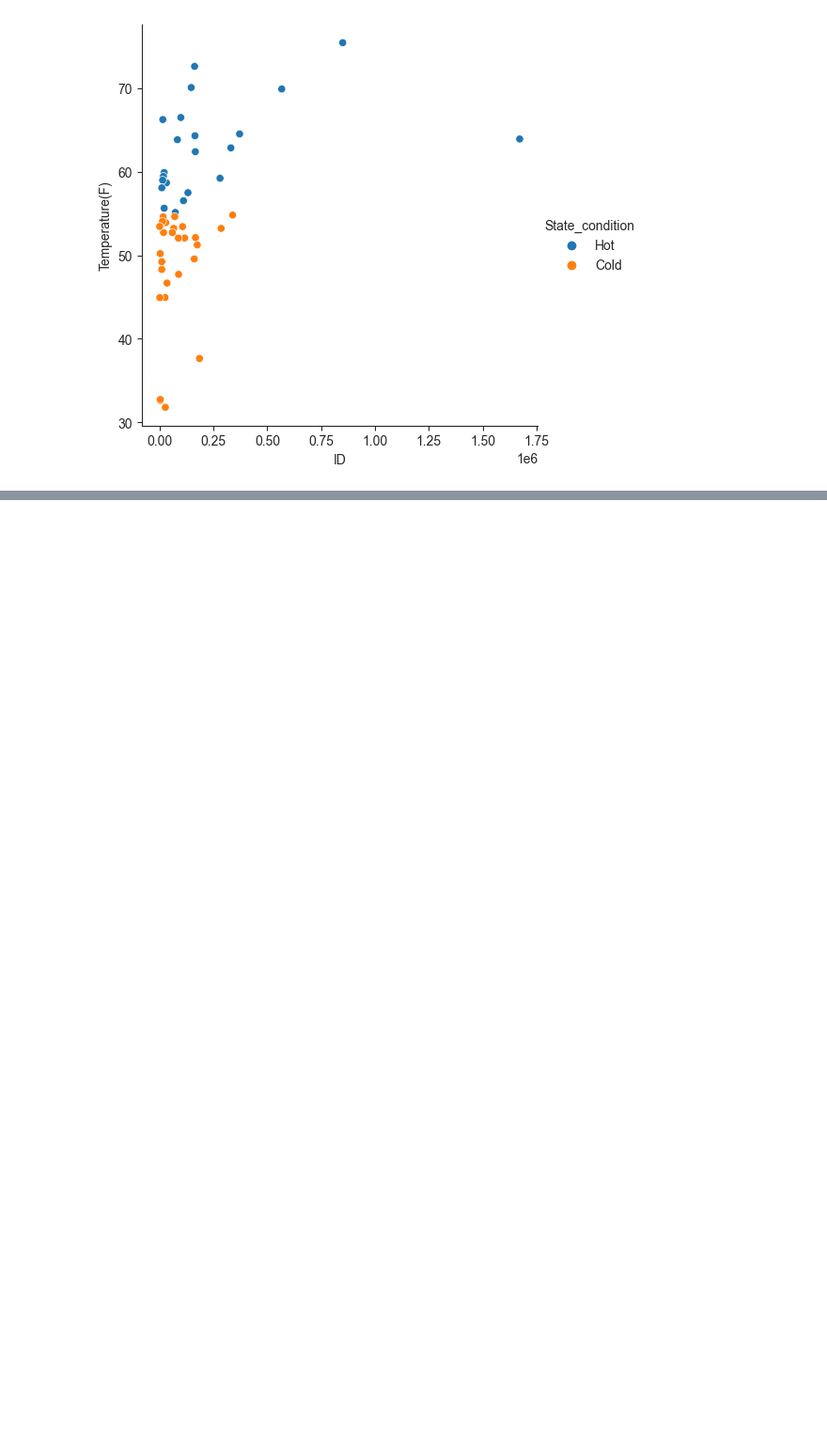
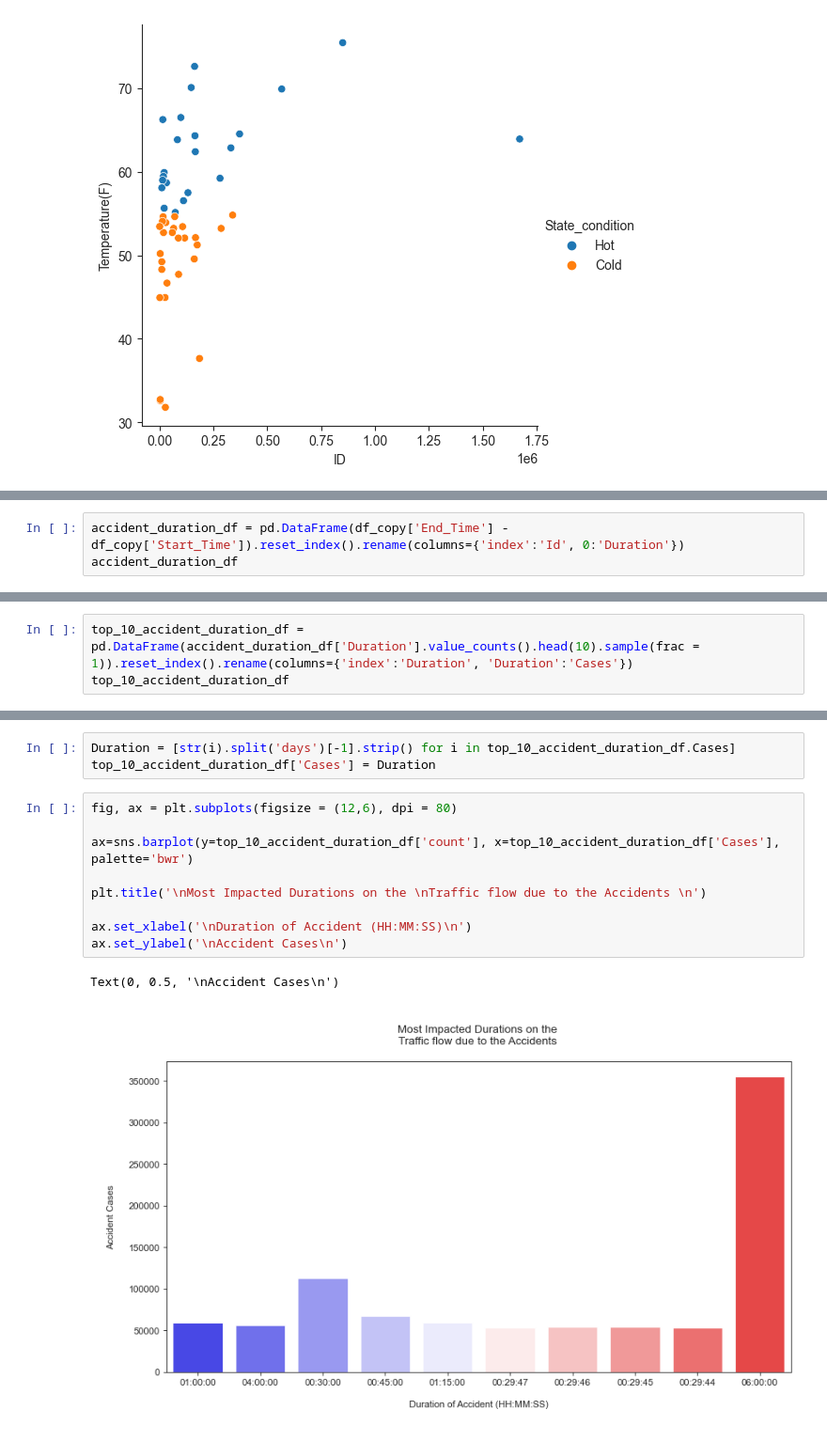
Before and after one commit to AbhirupB/Road-accidents-ML, a Jupyter notebook: EDA and training.ipynb, the cells around one changed output, grey strips where cells are left out. Shown at 94% size. Saved outputs shown, nothing was run; the diff lists cells and outputs as text; blank space fills up the shorter version.

```diff
--- a/EDA and training.ipynb
+++ b/EDA and training.ipynb
@@ -602,0 +642,3 @@ sns.relplot(x='ID',y='Temperature(F)',hue='State_condition',data=final_table)
+# %%
+accident_duration_df = pd.DataFrame(df_copy['End_Time'] - df_copy['Start_Time']).reset_index().rename(columns={'index':'Id', 0:'Duration'})
+accident_duration_df
@@ -602,0 +659,3 @@ sns.relplot(x='ID',y='Temperature(F)',hue='State_condition',data=final_table)
+# %%
+top_10_accident_duration_df = pd.DataFrame(accident_duration_df['Duration'].value_counts().head(10).sample(frac = 1)).reset_index().rename(columns={'index':'Duration', 'Duration':'Cases'})
+top_10_accident_duration_df
@@ -602,0 +674,15 @@ sns.relplot(x='ID',y='Temperature(F)',hue='State_condition',data=final_table)
+# %%
+Duration = [str(i).split('days')[-1].strip() for i in top_10_accident_duration_df.Cases]
+top_10_accident_duration_df['Cases'] = Duration
+# %%
+fig, ax = plt.subplots(figsize = (12,6), dpi = 80)
+
+ax=sns.barplot(y=top_10_accident_duration_df['count'], x=top_10_accident_duration_df['Cases'], palette='bwr')
+
+plt.title('\nMost Impacted Durations on the \nTraffic flow due to the Accidents \n')
+
+ax.set_xlabel('\nDuration of Accident (HH:MM:SS)\n')
+ax.set_ylabel('\nAccident Cases\n')
+# %% [output]
+Text(0, 0.5, '\nAccident Cases\n')
+[figure, added]
```
Also changed, not shown: parts of 16 cells of this notebook.
